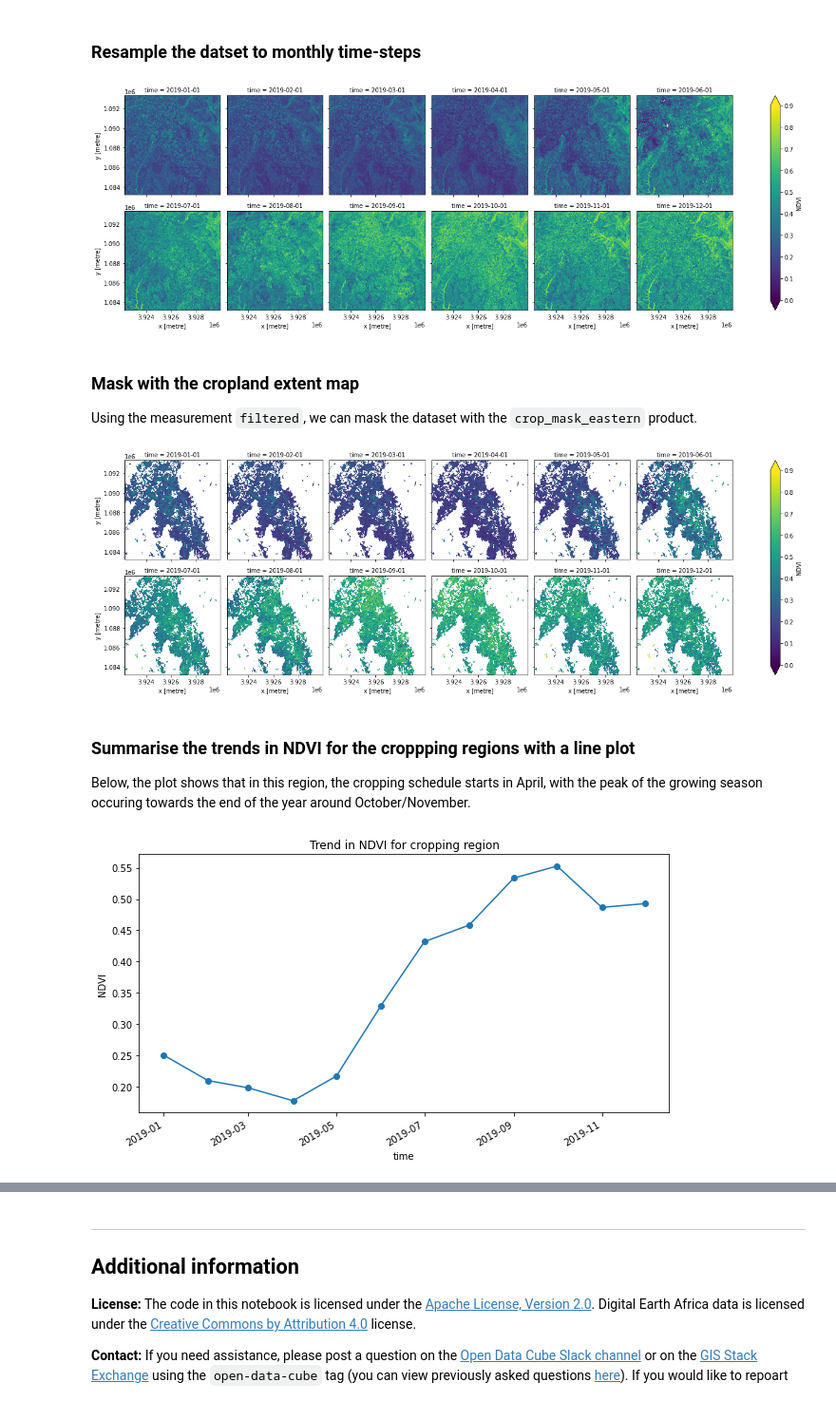
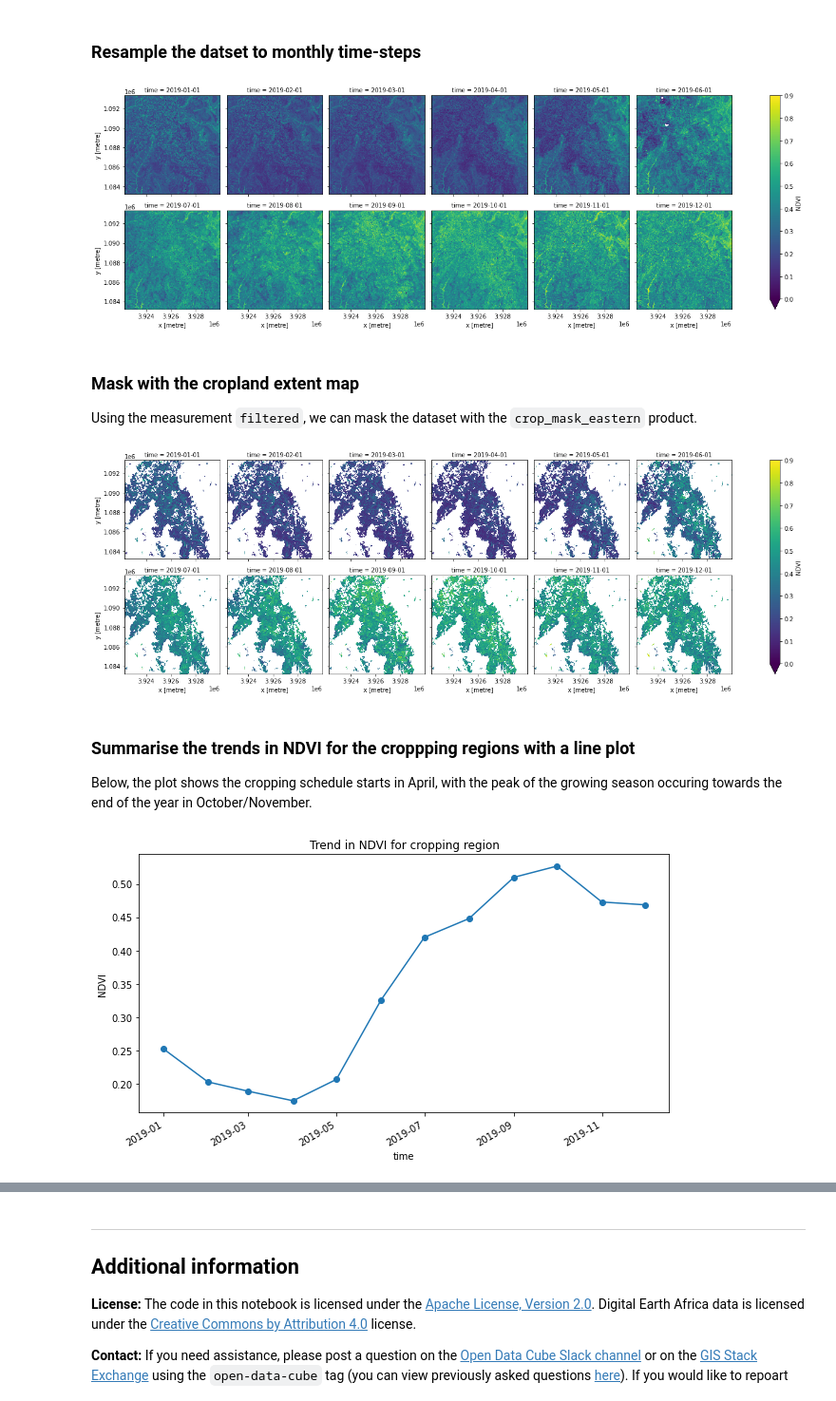
Before and after one commit to digitalearthafrica/deafrica-sandbox-notebooks, a Jupyter notebook: Datasets/Cropland_extent.ipynb, the cells around one changed output, grey strips where cells are left out. Shown at 95% size. Saved outputs shown, nothing was run; the diff lists cells and outputs as text; code cells hidden in the pictures.

Commit message:
Add extra example to crop mask Datasets notebook (#307)
* add extra example to cropmask notebook

* tdy up example

```diff
--- a/Datasets/Cropland_extent.ipynb
+++ b/Datasets/Cropland_extent.ipynb
@@ -175,6 +183,8 @@ ds = load_ard(dc=dc,
               products=['s2_l2a'],
               time=('2019-01', '2019-12'),
               measurements=['red', 'nir'],
+              mask_filters=(['opening',5],['closing', 5]), #improve cloud mask
+              min_gooddata=0.35,
               like=cm.geobox
              )
 # %% [output]
@@ -192,12 +205,12 @@ Dropping bands ['red', 'nir']
 # %% [markdown]
 ### Resample the datset to monthly time-steps
 # %%
-ds = ds.NDVI.resample(time='MS').median()
+ds = ds.NDVI.resample(time='MS').mean()
 
 #plot the result
 ds.plot.imshow(col='time', col_wrap=6, vmin=0, vmax=0.9);
 # %% [output]
-[figure, old version]
+[figure, new version]
 # %% [markdown]
 ### Mask with the cropland extent map
 
@@ -208,13 +221,13 @@ ds = ds.where(cm.squeeze().filtered)
 
 ds.plot.imshow(col='time', col_wrap=6, vmin=0, vmax=0.9);
 # %% [output]
-[figure, old version]
+[figure, new version]
 # %% [markdown]
 ### Summarise the trends in NDVI for the croppping regions with a line plot
 
-Below, the plot shows that in this region, the cropping schedule starts in April, with the peak of the growing season occuring towards the end of the year around October/November.
+Below, the plot shows the cropping schedule starts in April, with the peak of the growing season occuring towards the end of the year in October/November.
 # %%
 ds.mean(['x', 'y']).plot.line(marker='o', figsize=(10,5))
 plt.title('Trend in NDVI for cropping region');
 # %% [output]
-[figure, old version]
+[figure, new version]
```
Also changed, not shown: parts of 23 cells of this notebook.
